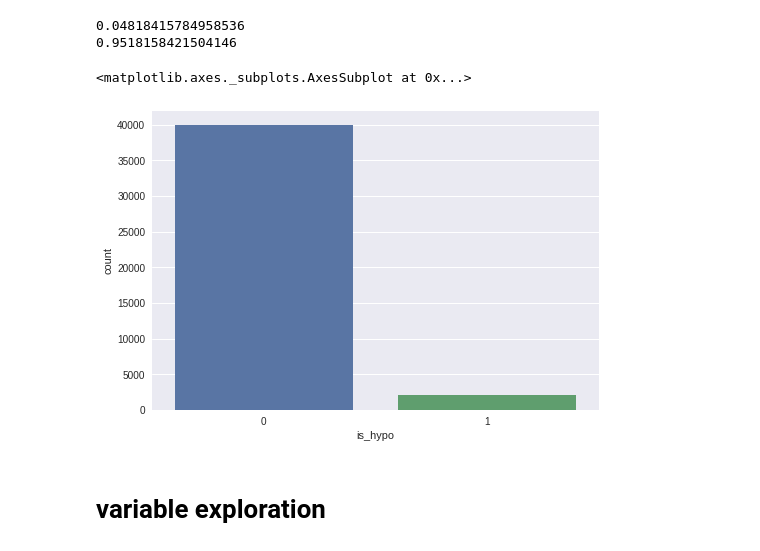
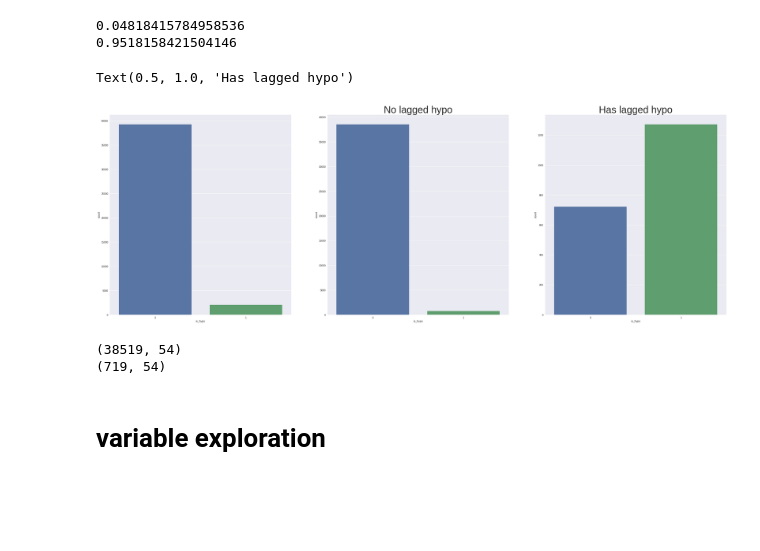
Before and after one commit to sdysch/diabetes-ml, a Jupyter notebook: notebooks/hypo_prediction/EDA.ipynb, the cells around one changed output. Saved outputs shown, nothing was run; the diff lists cells and outputs as text; code cells hidden in the pictures; blank space fills up the shorter version.

Commit message:
Compare hypos with/without lagged hypos

```diff
--- a/notebooks/hypo_prediction/EDA.ipynb
+++ b/notebooks/hypo_prediction/EDA.ipynb
@@ -84,11 +84,23 @@ print(len(data[data['is_hypo'] == 0]) / len(data))
 0.04818415784958536
 0.9518158421504146
 # %%
-fig, ax = plt.subplots()
-sns.countplot(x='is_hypo', data=data, ax=ax)
+fig, ax = plt.subplots(1, 3, figsize=(45, 15))
+sns.countplot(x='is_hypo', data=data, ax=ax[0])
+sns.countplot(x='is_hypo', data=data[data['is_lagged_hypo_2'] == 0], ax=ax[1])
+sns.countplot(x='is_hypo', data=data[data['is_lagged_hypo_2'] == 1], ax=ax[2])
+
+ax[1].set_title('No lagged hypo', fontsize=40)
+ax[2].set_title('Has lagged hypo', fontsize=40)
 # %% [output]
-<matplotlib.axes._subplots.AxesSubplot at 0x...>
+Text(0.5, 1.0, 'Has lagged hypo')
-[figure, old version]
+[figure, new version]
+# %%
+view = data[data['is_lagged_hypo_2'] == 0]
+print(view[view['is_hypo'] == 0].shape)
+print(view[view['is_hypo'] == 1].shape)
+# %% [output]
+(38519, 54)
+(719, 54)
 # %% [markdown]
 # variable exploration
 # %%
```
Also changed, not shown: 2 other files.
